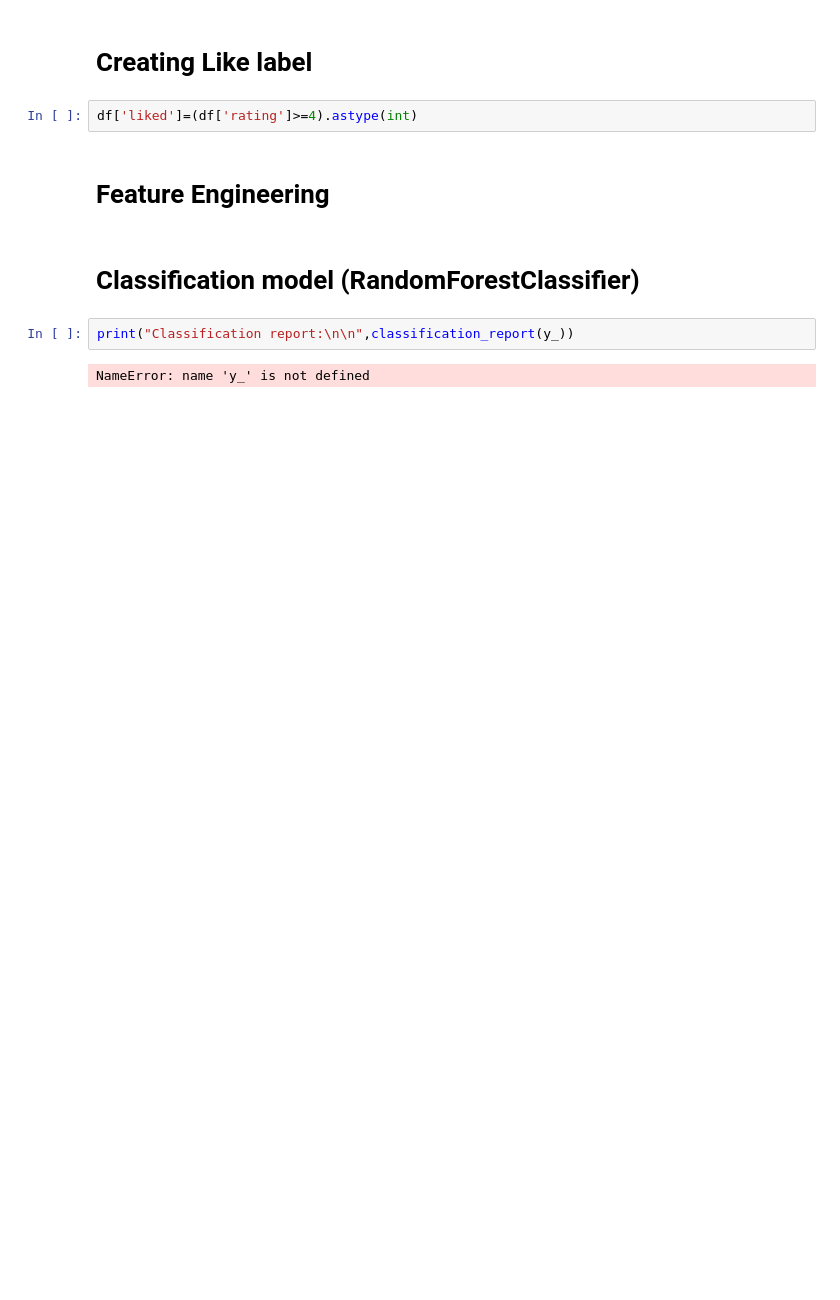
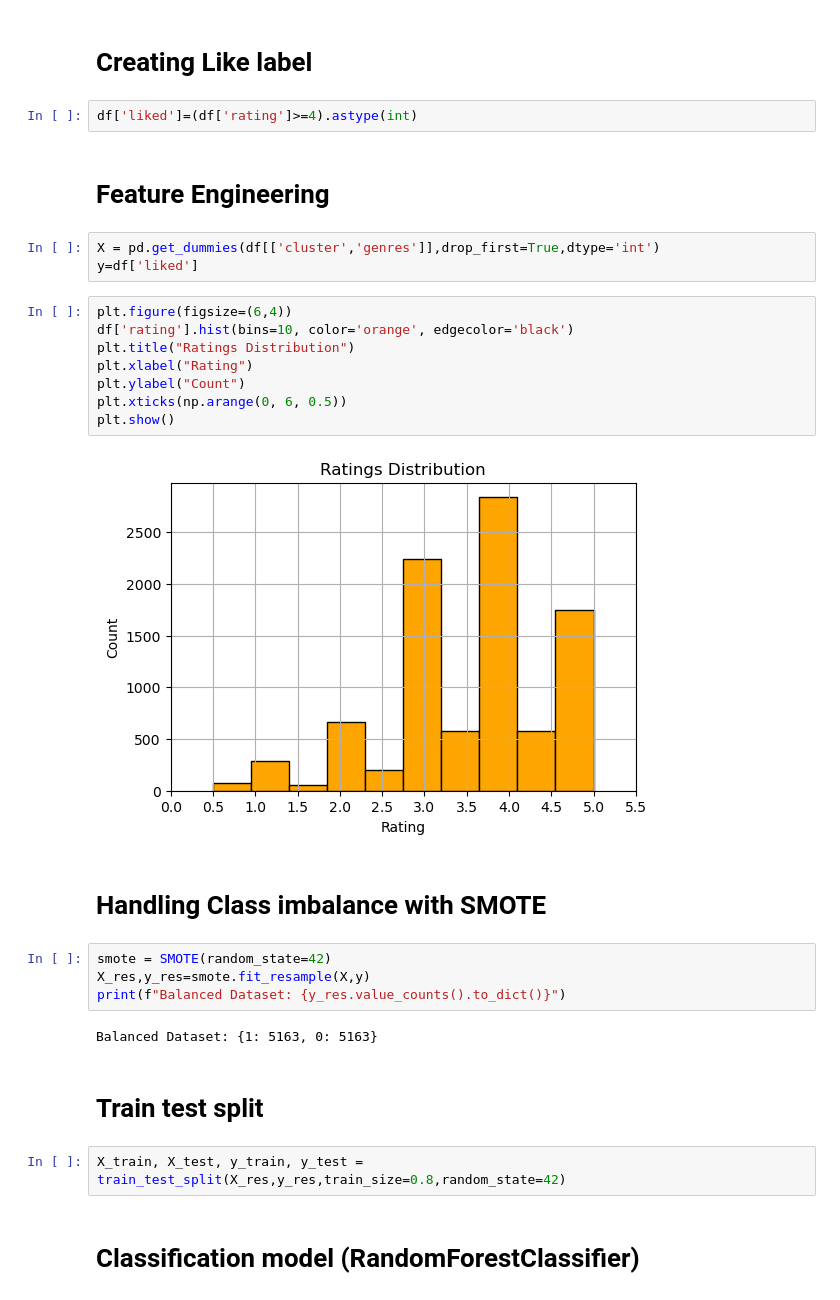
Before and after one commit to dibyanshulunia25/Movie-recommendation-system, a Jupyter notebook: movie_recommendation.ipynb, the cells around one changed output. Saved outputs shown, nothing was run; the diff lists cells and outputs as text; blank space fills up the shorter version.

```diff
--- a/movie_recommendation.ipynb
+++ b/movie_recommendation.ipynb
@@ -171,9 +180,30 @@ print(df)
 df['liked']=(df['rating']>=4).astype(int)
 # %% [markdown]
 # Feature Engineering
+# %%
+X = pd.get_dummies(df[['cluster','genres']],drop_first=True,dtype='int')
+y=df['liked']
+# %%
+plt.figure(figsize=(6,4))
+df['rating'].hist(bins=10, color='orange', edgecolor='black')
+plt.title("Ratings Distribution")
+plt.xlabel("Rating")
+plt.ylabel("Count")
+plt.xticks(np.arange(0, 6, 0.5))
+plt.show()
+# %% [output]
+[figure, added]
+# %% [markdown]
+# Handling Class imbalance with SMOTE
+# %%
+smote = SMOTE(random_state=42)
+X_res,y_res=smote.fit_resample(X,y)
+print(f"Balanced Dataset: {y_res.value_counts().to_dict()}")
+# %% [output]
+Balanced Dataset: {1: 5163, 0: 5163}
+# %% [markdown]
+# Train test split
+# %%
+X_train, X_test, y_train, y_test = train_test_split(X_res,y_res,train_size=0.8,random_state=42)
 # %% [markdown]
 # Classification model (RandomForestClassifier)
-# %%
-print("Classification report:\n\n",classification_report(y_))
-# %% [output]
-NameError: name 'y_' is not defined
```
Also changed, not shown: parts of 9 cells of this notebook.
